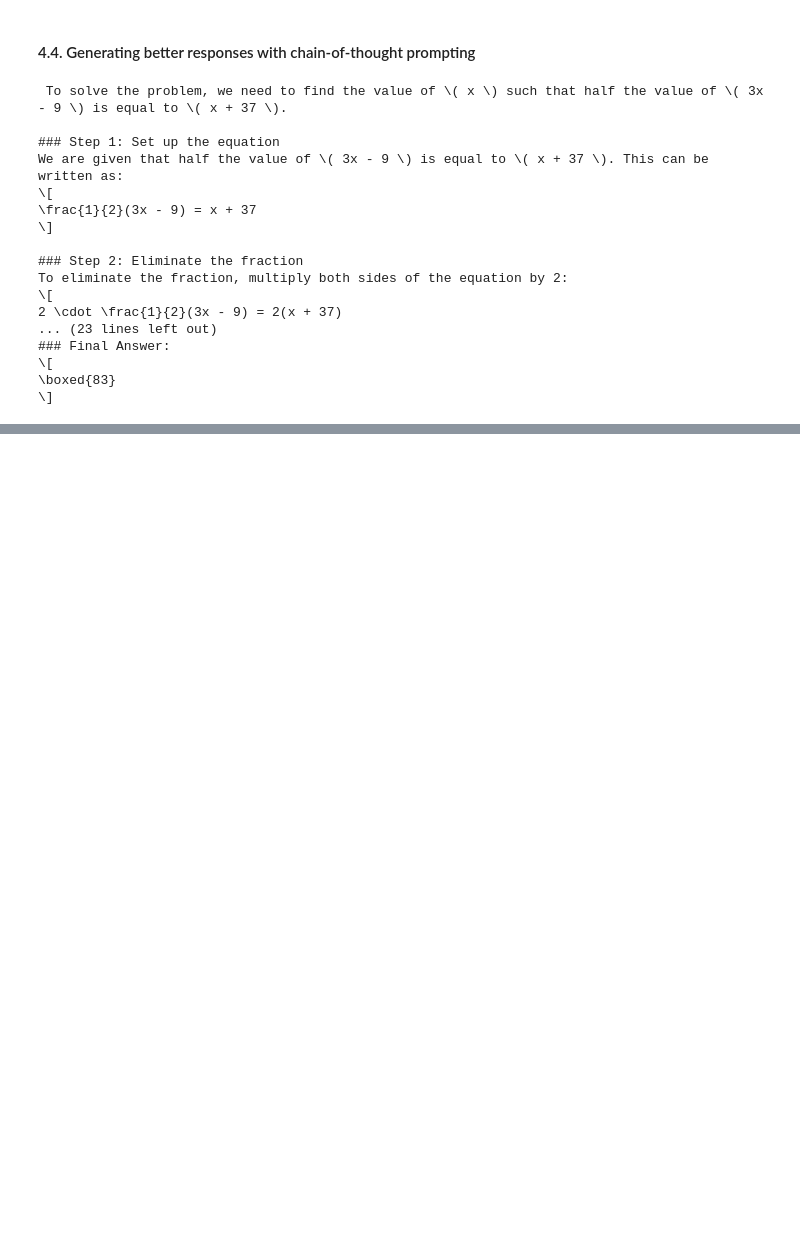
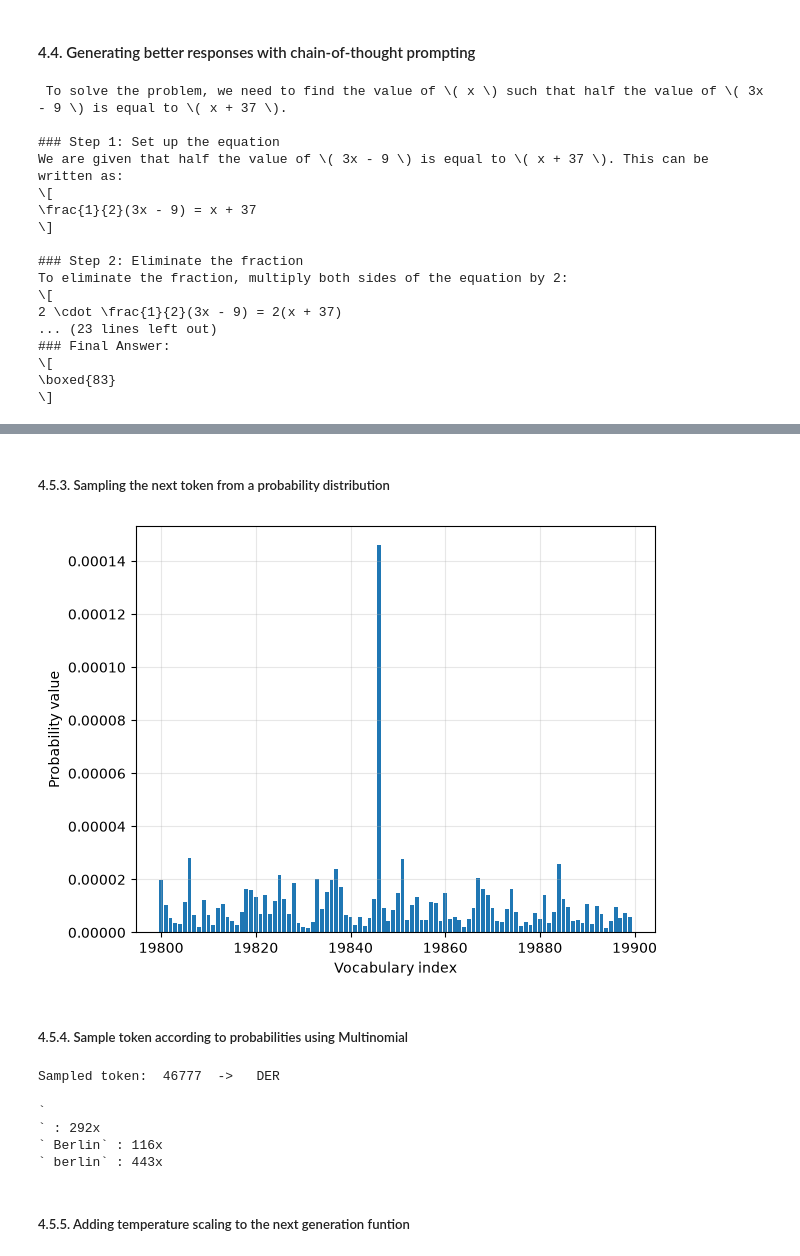
Before and after one commit to ershubhamkrsahu/DumLRM, a Jupyter notebook: src/dumlrm/chapters/ch04_inference_scaling_p1.ipynb, the cells around one changed output, grey strips where cells are left out. Saved outputs shown, nothing was run; the diff lists cells and outputs as text; code cells hidden in the pictures; blank space fills up the shorter version.

```diff
--- a/src/dumlrm/chapters/ch04_inference_scaling_p1.ipynb
+++ b/src/dumlrm/chapters/ch04_inference_scaling_p1.ipynb
@@ -132,0 +253,21 @@ To eliminate the fraction, multiply both sides of the equation by 2:
+# %% [markdown]
+##### 4.5.3. Sampling the next token from a probability distribution
+# %%
+rescaled_logits = scale_logits_by_temperature(next_token_ids, temperature=5)
+next_token_probas = torch.softmax(rescaled_logits, dim=-1)
+
+plot_scores_bar(
+    next_token_probas, arrow=False, ylabel="Probability value"
+)
+# %% [output]
+[figure, added]
+# %% [markdown]
+##### 4.5.4. Sample token according to probabilities using Multinomial
+# %%
+sample_token = torch.multinomial(next_token_probas, num_samples=1).item()
+print(
+    "Sampled token: ", sample_token
+    , " -> ", tokenizer.decode([sample_token])
+)
+# %% [output]
+Sampled token:  46777  ->   DER
@@ -132,0 +289,10 @@ To eliminate the fraction, multiply both sides of the equation by 2:
+# %%
+probas_lowT = torch.softmax(scale_logits_by_temperature(next_token_ids, temperature=0.35), dim=-1)
+count_samples(probas_lowT, num_samples=1000, threshold=50, tokenizer=tokenizer)
+# %% [output]
+`
+` : 292x
+` Berlin` : 116x
+` berlin` : 443x
+# %% [markdown]
+##### 4.5.5. Adding temperature scaling to the next generation funtion
```
Also changed, not shown: parts of 10 cells of this notebook, 1 other file.
